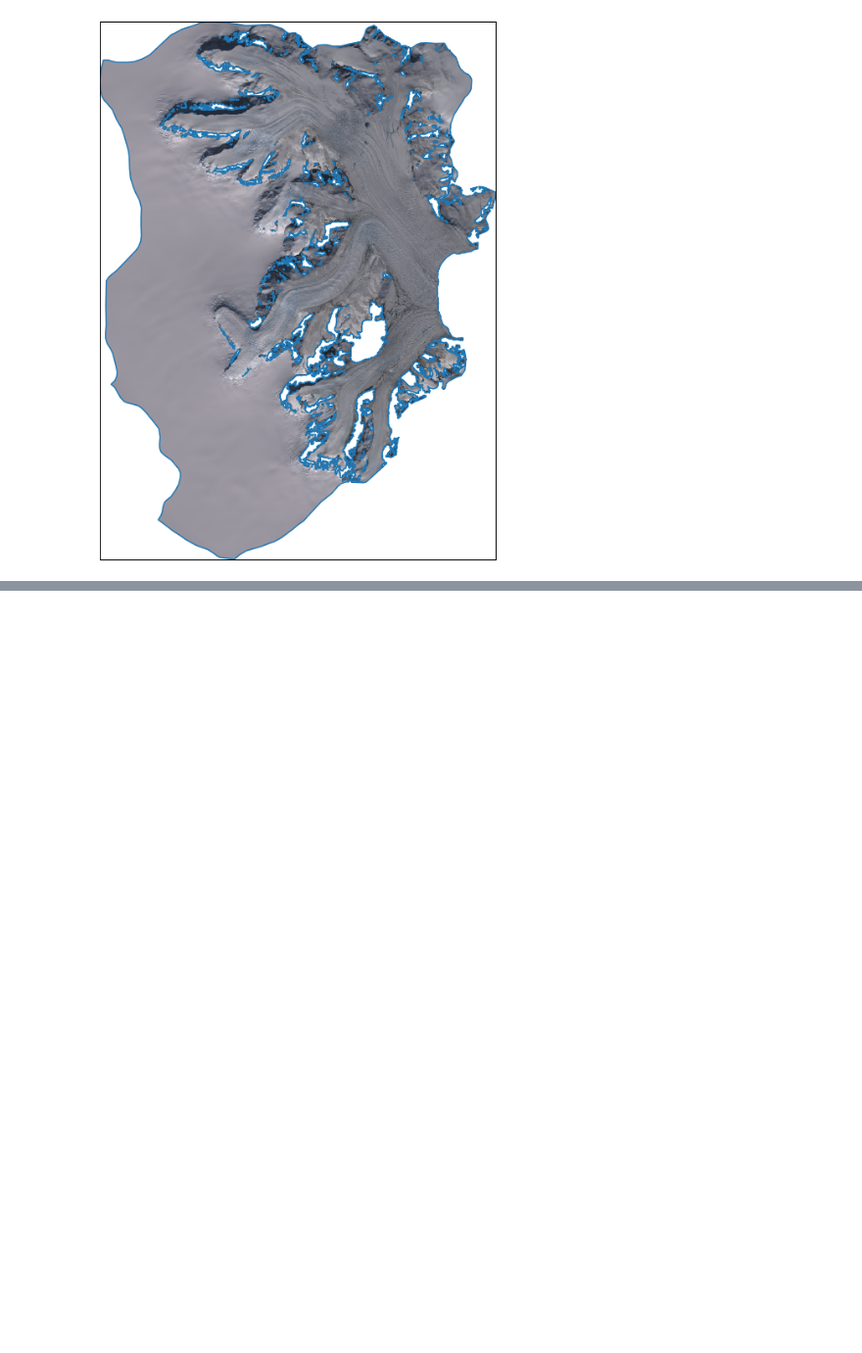
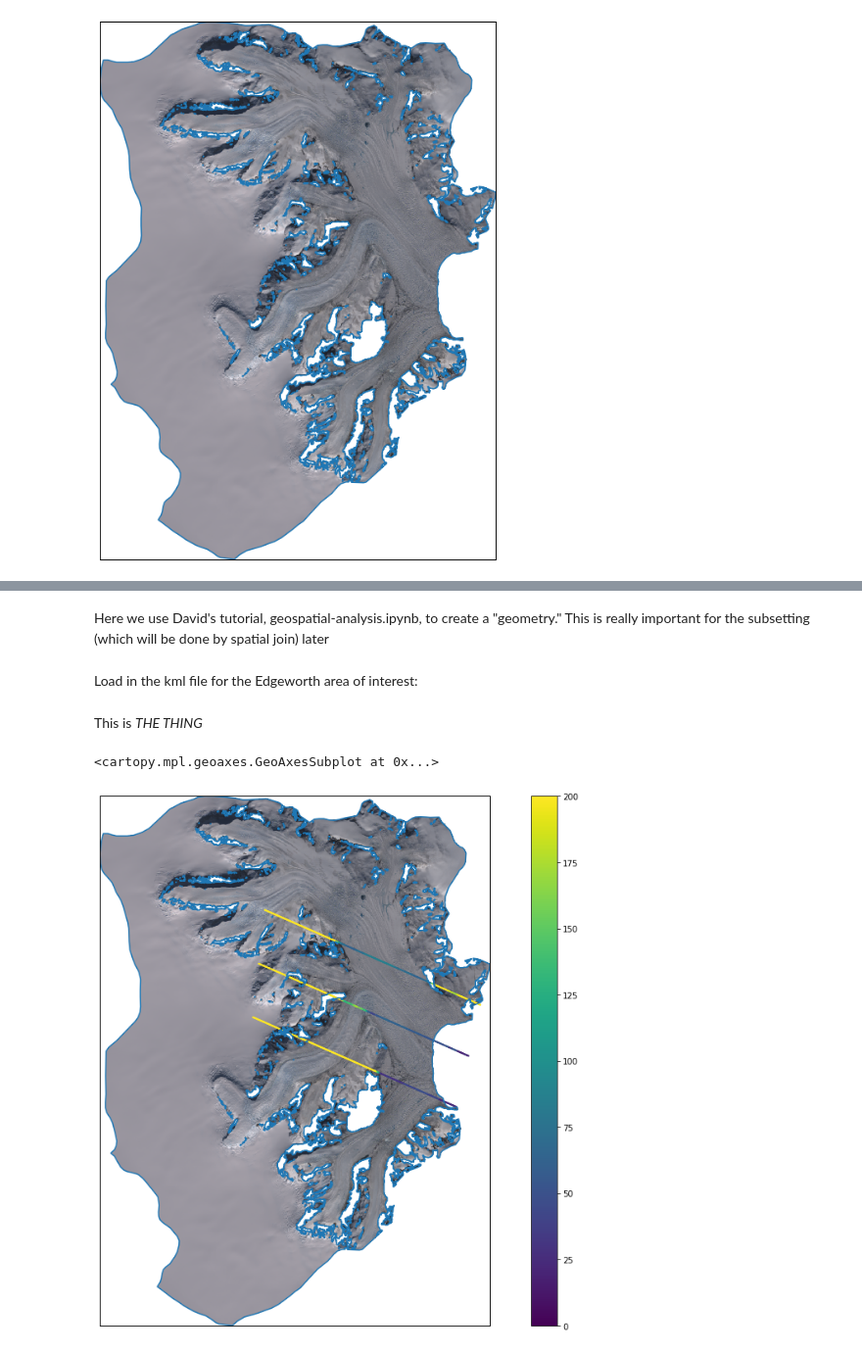
Before and after one commit to ICESAT-2HackWeek/crackup, a Jupyter notebook: plot_landsat.ipynb, the cells around one changed output, grey strips where cells are left out. Shown at 98% size. Drawn from its saved outputs; the diff is of its cells as text; code cells hidden in the pictures; blank space fills up the shorter version.

Commit message:
updated this to include 3 beams plotted on the map colored by height

```diff
--- a/plot_landsat.ipynb
+++ b/plot_landsat.ipynb
@@ -85,0 +171,51 @@ gdf.boundary.plot(ax=ax, color=None);
+# %% [markdown]
+Here we use David's tutorial, geospatial-analysis.ipynb, to create a "geometry."  This is really important for the subsetting (which will be done by spatial join) later
+# %%
+# now create a new geometry for the lat, lon - we will use this to cut data
+df['geometry'] = list(zip(df['lon'], df['lat']))
+df['geometry'] = df['geometry'].apply(Point)
+# %%
+# now create a geopandas database.
+gdf = gpd.GeoDataFrame(df, crs={'init' :'epsg:4326'})
+# %% [markdown]
+Load in the kml file for the Edgeworth area of interest:
+# %%
+kml_filepath = str('/home/jovyan/crackup/shapefiles/edgeworth_simple-polygon.kml')
+
+#Return a GeoDataFrame object
+edw = gpd.read_file(kml_filepath)
+#edw.head()
+# %% [markdown]
+This is *THE THING*
+# %%
+icesat_in = gpd.sjoin(gdf, edw, op='intersects', how='inner')
+# %%
+# replot the image
+
+
+
+# create figure
+fig = plt.figure(figsize=(18, 12))
+ax = plt.axes(projection=src_crs)
+
+# plot raster
+ax.imshow(
+    rgba,
+    origin='upper',
+    extent=[xmin, xmax, ymin, ymax],
+    transform=src_crs,
+    interpolation='nearest',
+)
+
+# plot coastlines
+#ax.coastlines(resolution='10m')
+
+xmin, ymin, xmax, ymax = gdf.total_bounds
+ax.set_xlim((xmin, xmax))
+ax.set_ylim((ymin, ymax))
+gdf.boundary.plot(ax=ax, color=None);
+
+icesat_in.plot(ax=ax,transform=ccrs.PlateCarree(),markersize=1,column=icesat_in['z'],cmap='viridis',vmax=200, vmin=0,legend=True)
+# %% [output]
+<cartopy.mpl.geoaxes.GeoAxesSubplot at 0x...>
+[figure, added]
```
Also changed, not shown: parts of 10 cells of this notebook.
